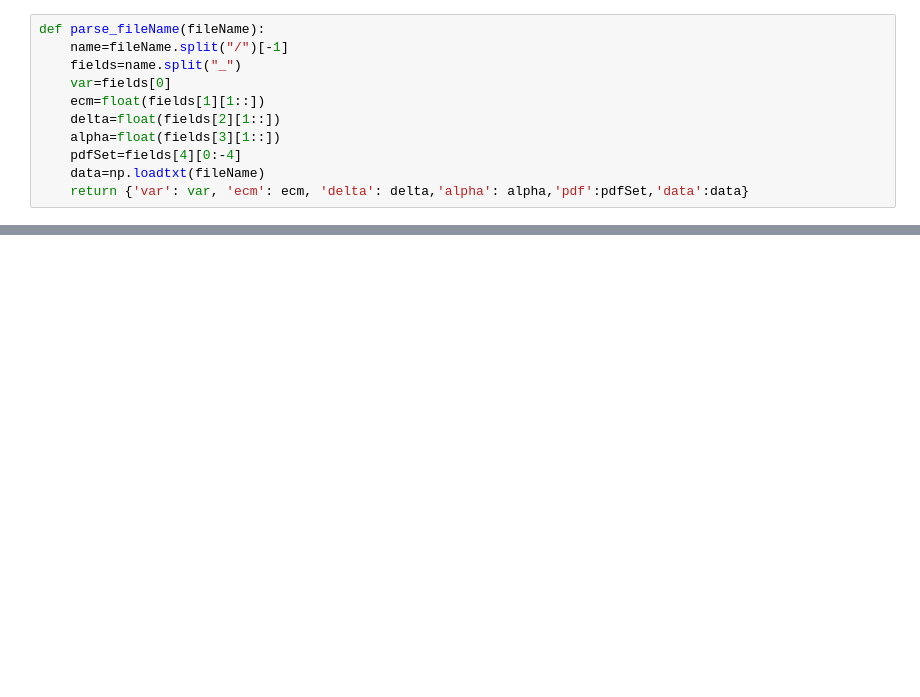
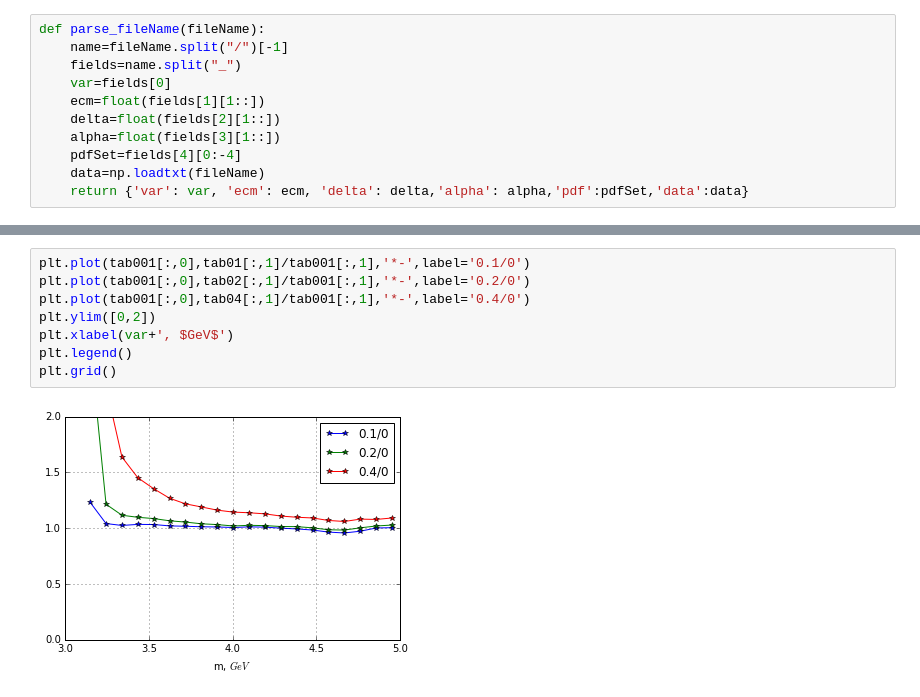
Before and after one commit to alexey-luchinsky/directpsi, a Jupyter notebook: figures/figures.ipynb, the cells around one changed output, grey strips where cells are left out. Cells and saved outputs as stored; diff of their text form; blank space fills up the shorter version.

```diff
--- a/figures/figures.ipynb
+++ b/figures/figures.ipynb
@@ -39,0 +82,10 @@ dat['var']
+# %%
+plt.plot(tab001[:,0],tab01[:,1]/tab001[:,1],'*-',label='0.1/0')
+plt.plot(tab001[:,0],tab02[:,1]/tab001[:,1],'*-',label='0.2/0')
+plt.plot(tab001[:,0],tab04[:,1]/tab001[:,1],'*-',label='0.4/0')
+plt.ylim([0,2])
+plt.xlabel(var+', $GeV$')
+plt.legend()
+plt.grid()
+# %% [output]
+[figure, added]
```
Also changed, not shown: parts of 11 cells of this notebook, 1 other file.
